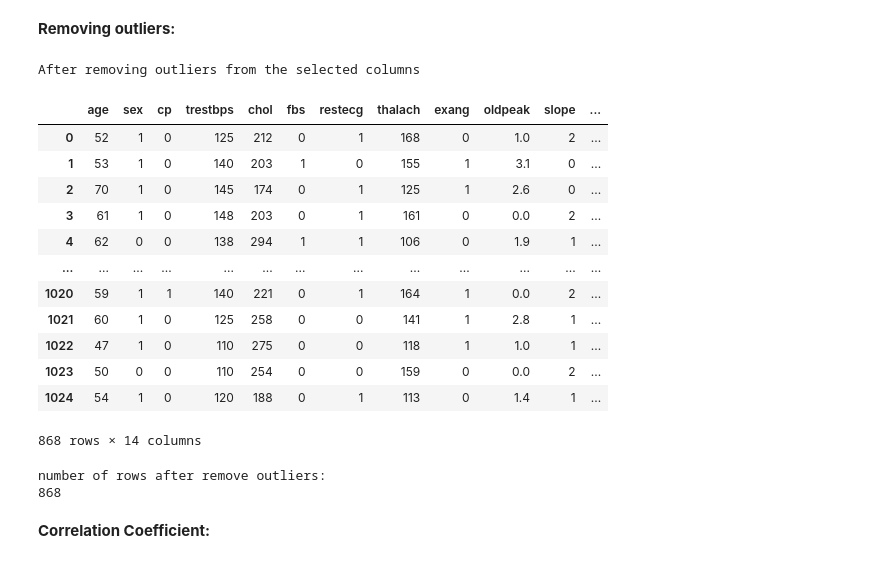
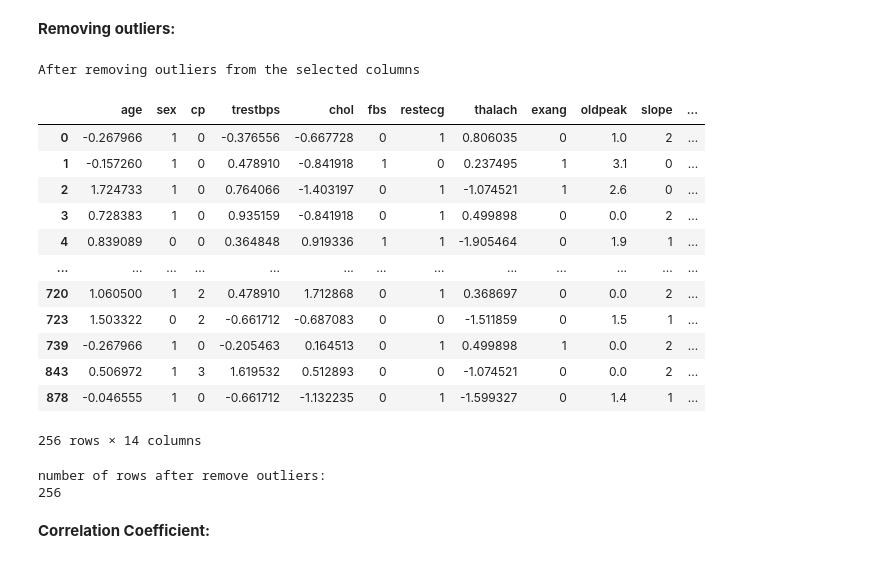
Before and after one commit to JoudySaleh-IT/IT326, a Jupyter notebook: Phase2.ipynb, the cells around one changed output. Cells and saved outputs as stored; diff of their text form; code cells hidden in the pictures.

```diff
--- a/Phase2.ipynb
+++ b/Phase2.ipynb
@@ -348,18 +348,19 @@ We notice that there are no missing values, and all columns are complete.
 Outliers are detected to identify data points that deviate significantly from the bulk of the data, as these can skew our analyses or predictive models. By removing such outliers, we aim to prevent them from influencing the overall analysis and ensure that our models perform optimally without being biased by these anomalies.
 # %%
 from scipy.stats import zscore
-# Columns selected for detecting outliers based on their clinical significance and potential for abnormal values
-columns_to_detect_outliers = ['age', 'trestbps', 'chol', 'thalach']
-# Calculate z-scores for the selected columns
-z_scores = df[columns_to_detect_outliers].apply(zscore)
+
+# Define the columns you want to check for outliers
+columns_to_check = ['age', 'trestbps', 'chol', 'thalach']  # Example columns
+
+# Calculate z-scores for these columns
+df_clean[columns_to_check] = df_clean[columns_to_check].apply(zscore)
 
 # Define a threshold for identifying outliers
 threshold = 2
 
-# Identify outliers using the threshold
-outliers = df[(abs(z_scores) > threshold).any(axis=1)]
-
-# Display the outliers
+# Identify outliers
+outliers = df_clean[(abs(df_clean[columns_to_check]) > threshold).any(axis=1)]
+ # Display the outliers
 print("Outliers based on z-scores for the selected columns: \n")
 display(outliers)
 # %% [output]
@@ -398,33 +408,33 @@ plt.show();
 **Removing outliers:**
 # %%
 #Remove the rows with outliers
-df_no_outlier= df.drop(outliers.index)
+df_no_outlier= df_clean.drop(outliers.index)
 
 #count the removed rows
 df_no_outlierRows=df_no_outlier.shape[0]
 
 print("After removing outliers from the selected columns \n ")
 
 display(df_no_outlier)
 
 print("\nnumber of rows after remove outliers: \n"+ str(df_no_outlierRows) +"\n")
 # %% [output]
 After removing outliers from the selected columns
 |  | age | sex | cp | trestbps | chol | fbs | restecg | thalach | exang | oldpeak | slope | ... |
-| 0 | 52 | 1 | 0 | 125 | 212 | 0 | 1 | 168 | 0 | 1.0 | 2 | ... |
-| 1 | 53 | 1 | 0 | 140 | 203 | 1 | 0 | 155 | 1 | 3.1 | 0 | ... |
-| 2 | 70 | 1 | 0 | 145 | 174 | 0 | 1 | 125 | 1 | 2.6 | 0 | ... |
-| 3 | 61 | 1 | 0 | 148 | 203 | 0 | 1 | 161 | 0 | 0.0 | 2 | ... |
-| 4 | 62 | 0 | 0 | 138 | 294 | 1 | 1 | 106 | 0 | 1.9 | 1 | ... |
+| 0 | -0.267966 | 1 | 0 | -0.376556 | -0.667728 | 0 | 1 | 0.806035 | 0 | 1.0 | 2 | ... |
+| 1 | -0.157260 | 1 | 0 | 0.478910 | -0.841918 | 1 | 0 | 0.237495 | 1 | 3.1 | 0 | ... |
+| 2 | 1.724733 | 1 | 0 | 0.764066 | -1.403197 | 0 | 1 | -1.074521 | 1 | 2.6 | 0 | ... |
+| 3 | 0.728383 | 1 | 0 | 0.935159 | -0.841918 | 0 | 1 | 0.499898 | 0 | 0.0 | 2 | ... |
+| 4 | 0.839089 | 0 | 0 | 0.364848 | 0.919336 | 1 | 1 | -1.905464 | 0 | 1.9 | 1 | ... |
 | ... | ... | ... | ... | ... | ... | ... | ... | ... | ... | ... | ... | ... |
-| 1020 | 59 | 1 | 1 | 140 | 221 | 0 | 1 | 164 | 1 | 0.0 | 2 | ... |
-| 1021 | 60 | 1 | 0 | 125 | 258 | 0 | 0 | 141 | 1 | 2.8 | 1 | ... |
-| 1022 | 47 | 1 | 0 | 110 | 275 | 0 | 0 | 118 | 1 | 1.0 | 1 | ... |
-| 1023 | 50 | 0 | 0 | 110 | 254 | 0 | 0 | 159 | 0 | 0.0 | 2 | ... |
-| 1024 | 54 | 1 | 0 | 120 | 188 | 0 | 1 | 113 | 0 | 1.4 | 1 | ... |
+| 720 | 1.060500 | 1 | 2 | 0.478910 | 1.712868 | 0 | 1 | 0.368697 | 0 | 0.0 | 2 | ... |
+| 723 | 1.503322 | 0 | 2 | -0.661712 | -0.687083 | 0 | 0 | -1.511859 | 0 | 1.5 | 1 | ... |
+| 739 | -0.267966 | 1 | 0 | -0.205463 | 0.164513 | 0 | 1 | 0.499898 | 1 | 0.0 | 2 | ... |
+| 843 | 0.506972 | 1 | 3 | 1.619532 | 0.512893 | 0 | 0 | -1.074521 | 0 | 0.0 | 2 | ... |
+| 878 | -0.046555 | 1 | 0 | -0.661712 | -1.132235 | 0 | 1 | -1.599327 | 0 | 1.4 | 1 | ... |
-868 rows × 14 columns
+256 rows × 14 columns
 number of rows after remove outliers:
-868
+256
 # %% [markdown]
 **Correlation Coefficient:**
 # %%
```
Also changed, not shown: parts of 4 cells of this notebook.
